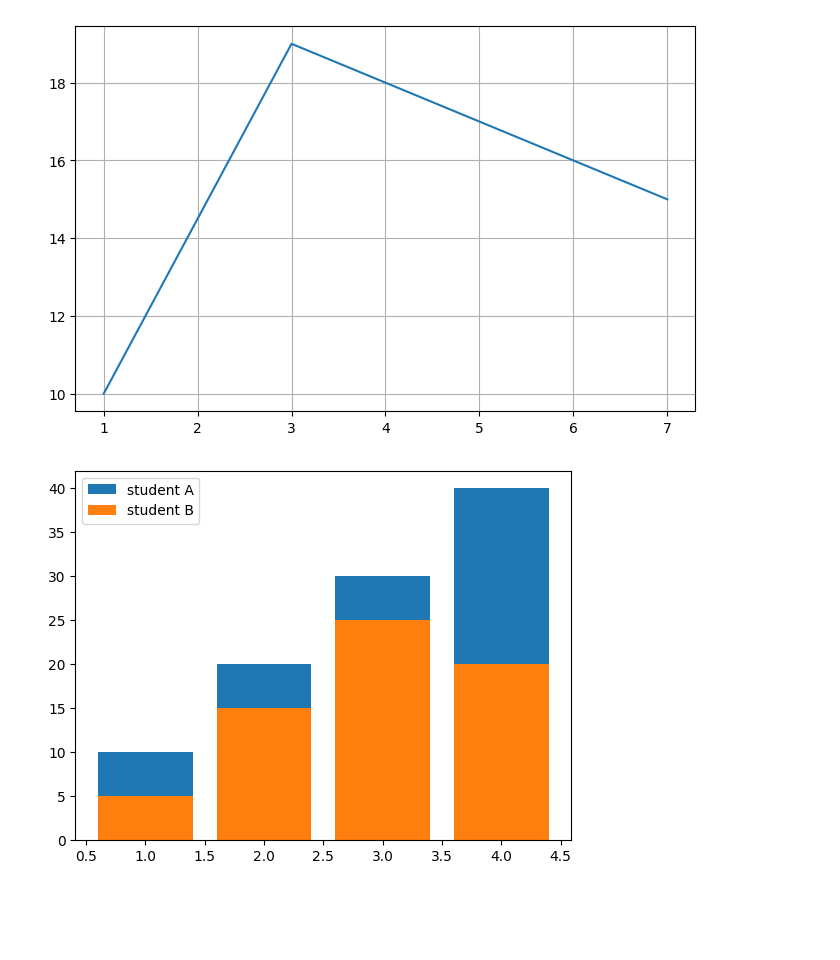
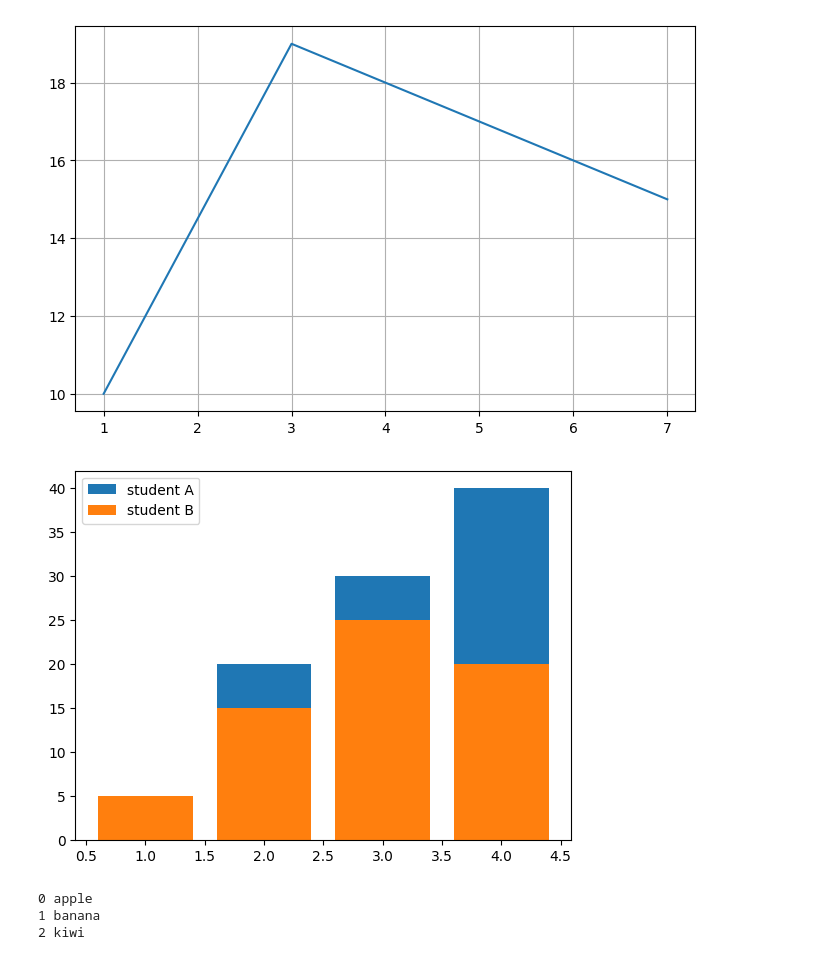
Before and after one commit to arunrajput1836-ui/data-visualization-, a Jupyter notebook: matplotlib.ipynb, the cells around one changed output. Drawn from its saved outputs; the diff is of its cells as text; code cells hidden in the pictures; blank space fills up the shorter version.

```diff
--- a/matplotlib.ipynb
+++ b/matplotlib.ipynb
@@ -95,11 +95,20 @@ plt.show()
 # %%
  import matplotlib.pyplot as plt
 x=[1,2,3,4]
-y1=[10,20,30,40]
+y1=[3,20,30,40]
 y2=[5,15,25,20]
 plt.bar(x,y1,label ="student A")
 plt.bar(x,y2,label = "student B")
 plt.legend()
 plt.show()
 # %% [output]
-[figure, old version]
+[figure, new version]
+# %%
+import matplotlib.pyplot as plt
+fruits = [ "apple", "banana", "kiwi"]
+for i,j in enumerate(fruits):
+  print(i,j)
+# %% [output]
+0 apple
+1 banana
+2 kiwi
```
